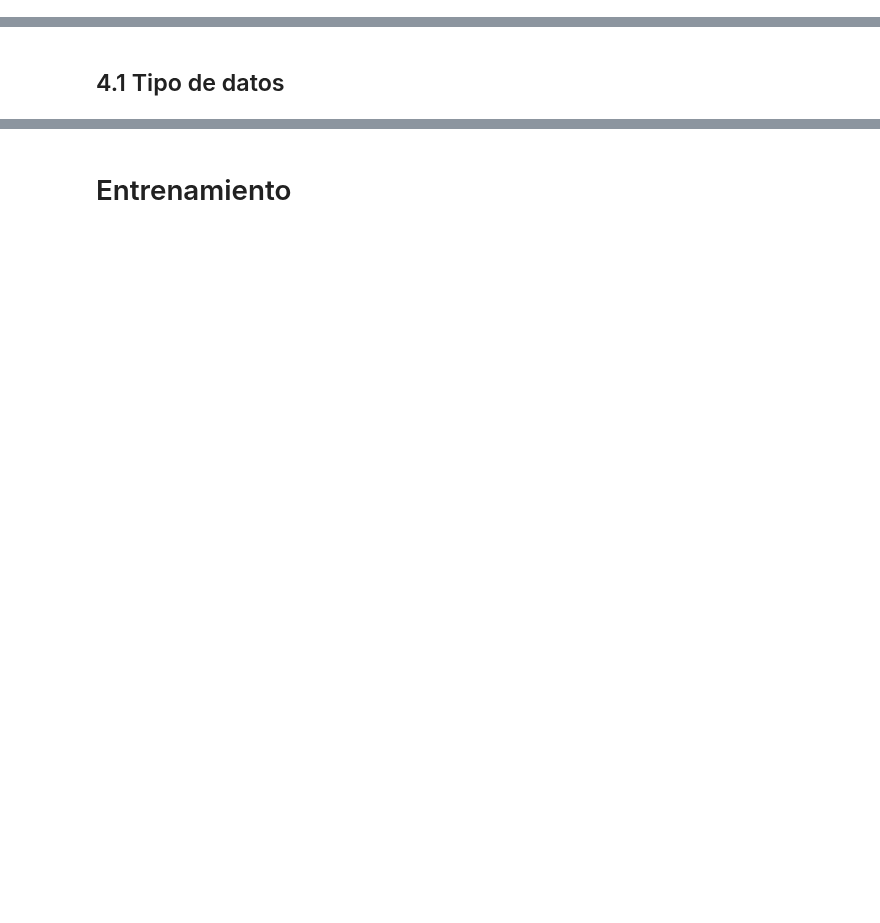
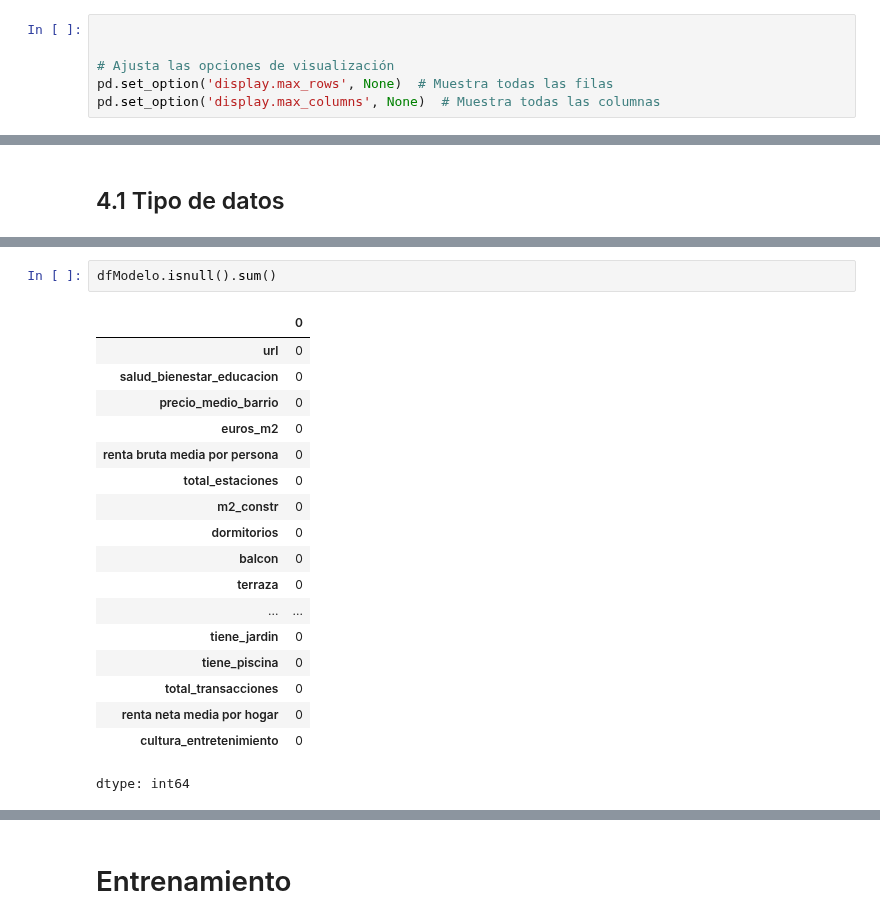
Before and after one commit to avaquerocastro/precios-de-vivienda-madrid, a Jupyter notebook: codigo/04-modelos/Modelo Baseline/modelo_baseline.ipynb, the cells around one changed output, grey strips where cells are left out. Drawn from its saved outputs; the diff is of its cells as text; blank space fills up the shorter version.

```diff
--- a/codigo/04-modelos/Modelo Baseline/modelo_baseline.ipynb
+++ b/codigo/04-modelos/Modelo Baseline/modelo_baseline.ipynb
@@ -190,0 +195,6 @@ sns.heatmap(corr, cbar=True, square= True, fmt='.1f', annot=True, annot_kws={'si
+# %%
+
+
+# Ajusta las opciones de visualización
+pd.set_option('display.max_rows', None)  # Muestra todas las filas
+pd.set_option('display.max_columns', None)  # Muestra todas las columnas
@@ -544,2 +540,23 @@ print("- Test:       ", X_test.shape[0])
+# %%
+dfModelo.isnull().sum()
+# %% [output]
+|  | 0 |
+| url | 0 |
+| salud_bienestar_educacion | 0 |
+| precio_medio_barrio | 0 |
+| euros_m2 | 0 |
+| renta bruta media por persona | 0 |
+| total_estaciones | 0 |
+| m2_constr | 0 |
+| dormitorios | 0 |
+| balcon | 0 |
+| terraza | 0 |
+| ... | ... |
+| tiene_jardin | 0 |
+| tiene_piscina | 0 |
+| total_transacciones | 0 |
+| renta neta media por hogar | 0 |
+| cultura_entretenimiento | 0 |
+dtype: int64
 # %%
 # Dividir las columnas objetivo y características, preservando nombres de columnas
```
Also changed, not shown: parts of 63 cells of this notebook.
